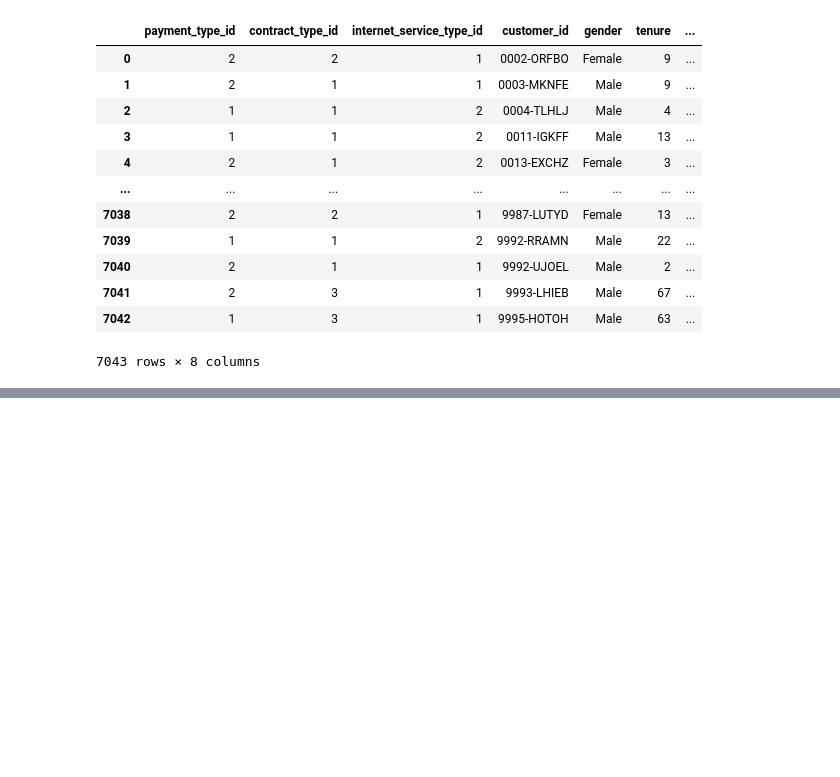
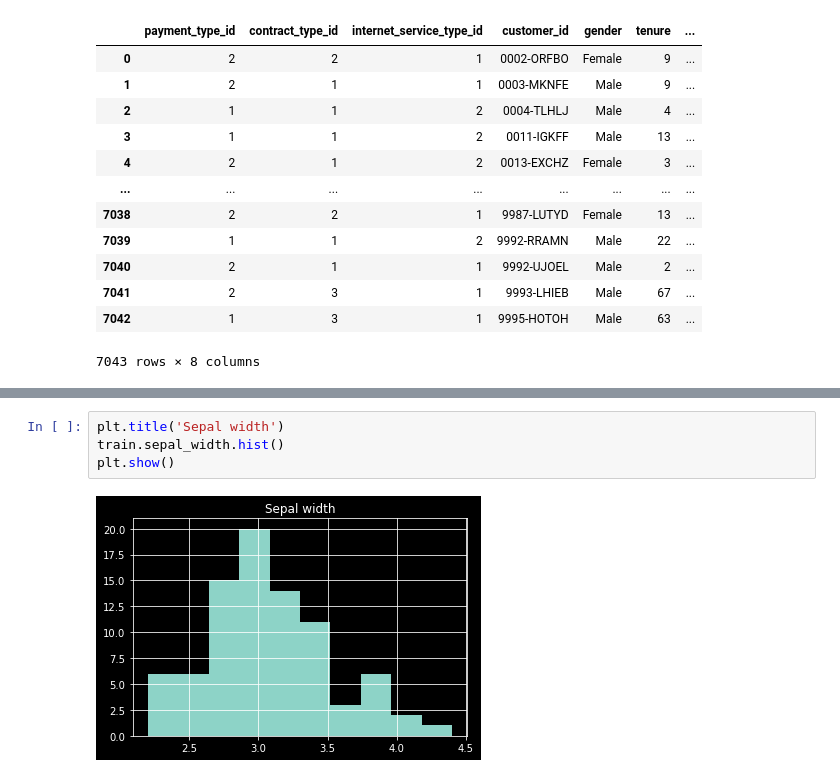
Before and after one commit to sgtcurran/classification-exercises, a Jupyter notebook: classification_exercises.ipynb, the cells around one changed output, grey strips where cells are left out. Drawn from its saved outputs; the diff is of its cells as text; blank space fills up the shorter version.

```diff
--- a/classification_exercises.ipynb
+++ b/classification_exercises.ipynb
@@ -176,0 +342,6 @@ df_drop.isnull().sum()
+# %%
+plt.title('Sepal width')
+train.sepal_width.hist()
+plt.show()
+# %% [output]
+[figure, added]
```
Also changed, not shown: parts of 39 cells of this notebook.
